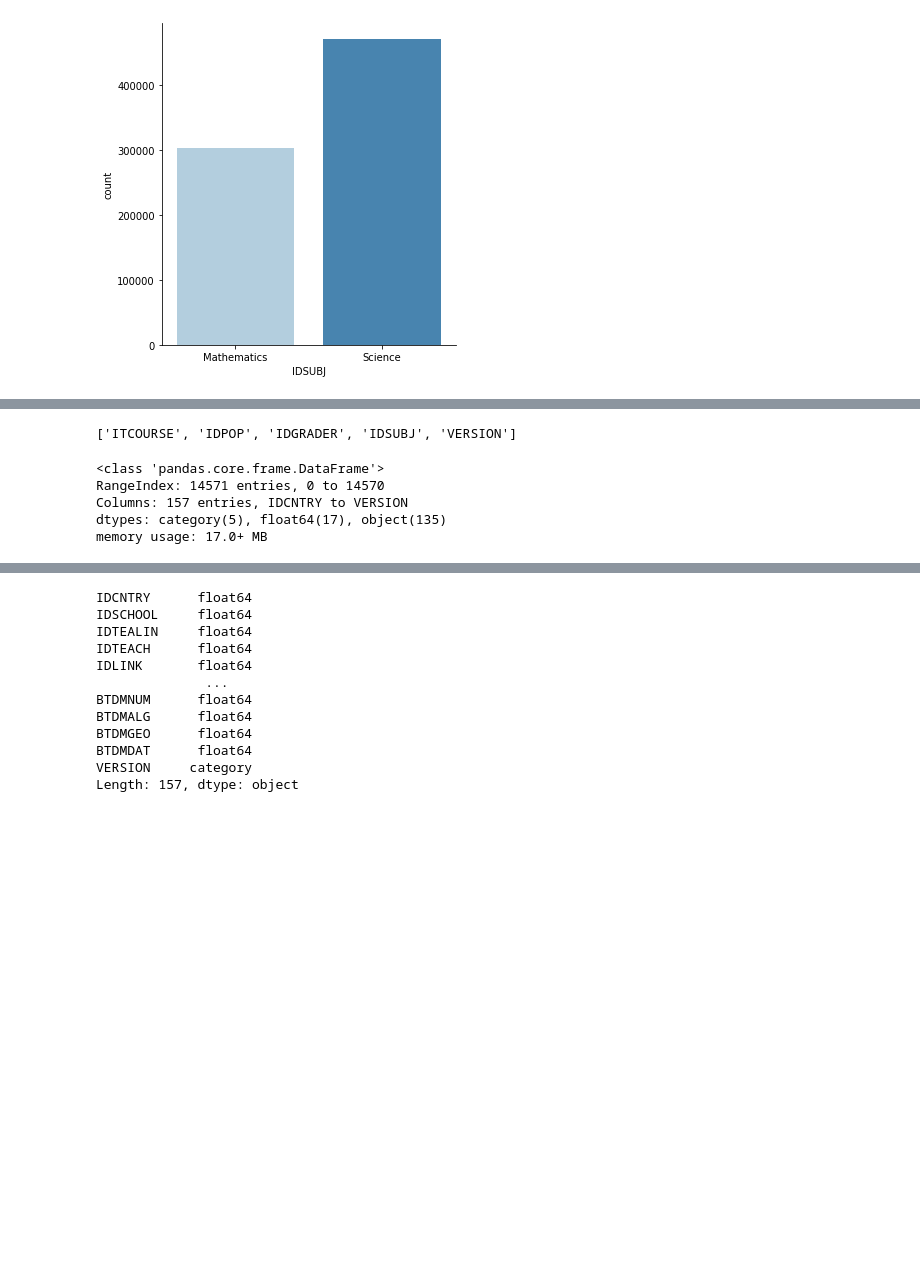
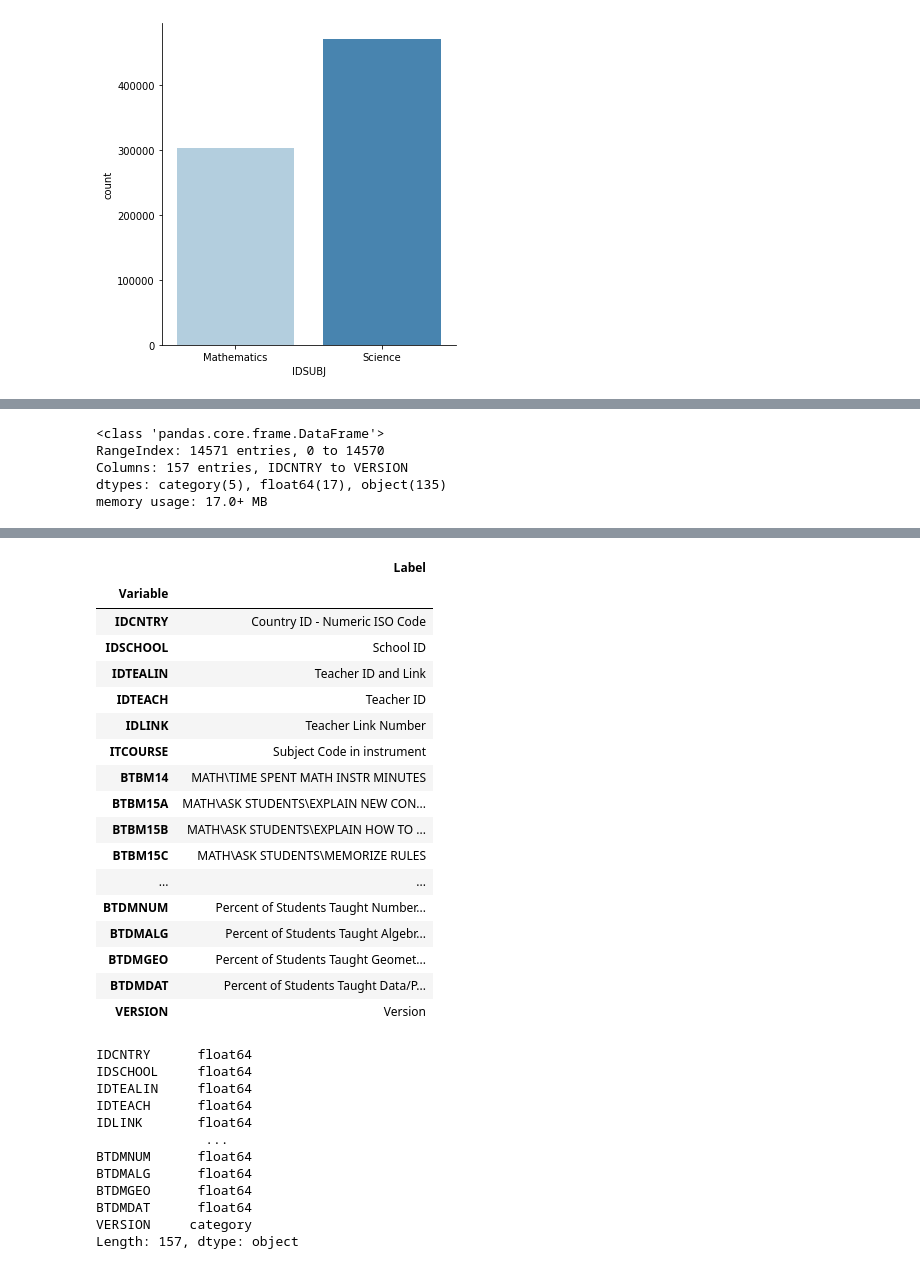
Before and after one commit to sjhaluck/TIMSS-Data-Science, a Jupyter notebook: TIMSS Exploration.ipynb, the cells around one changed output, grey strips where cells are left out. Drawn from its saved outputs; the diff is of its cells as text; code cells hidden in the pictures; blank space fills up the shorter version.

Commit message:
docs: more detailed data preparation steps for stud_teach and math_teach dataframes

```diff
--- a/TIMSS Exploration.ipynb
+++ b/TIMSS Exploration.ipynb
@@ -713,6 +719,4 @@ math_teach.head()
 | 3 | 7842.0 | 5004.0 | 50040303.0 | 500403.0 | 3.0 | Mathematics | 6.0 | Male | 30–39 | <Master’s or equivalent level—ISC... | Yes | ... |
 | 4 | 7842.0 | 5006.0 | 50060101.0 | 500601.0 | 1.0 | Mathematics | 10.0 | Female | 40–49 | <Bachelor’s or equivalent level—I... | Yes | ... |
 # %%
-list(math_teach.columns[math_teach.isna().all()])+list(math_teach.columns[math_teach.nunique()==1])
+math_teach_drop_new = list(math_teach.columns[math_teach.isna().all()])+list(math_teach.columns[math_teach.nunique()==1])
-# %% [output]
-['ITCOURSE', 'IDPOP', 'IDGRADER', 'IDSUBJ', 'VERSION']
@@ -736,6 +742,27 @@ math_teach.describe()
 | 50% | 554.000000 | 5108.000000 | 5.108050e+07 | 510805.000000 | 1.000000 | 14.000000 | 26.000000 | 0.000000 | 225.000000 | 10.051020 | 9.619100 | ... |
 | 75% | 784.000000 | 5177.000000 | 5.177010e+07 | 517701.000000 | 3.000000 | 23.000000 | 31.000000 | 3.000000 | 270.000000 | 11.550050 | 11.288280 | ... |
 | max | 710004.000000 | 5631.000000 | 5.631020e+07 | 563102.000000 | 51.000000 | 59.000000 | 118.000000 | 105.000000 | 700.000000 | 17.780680 | 15.295110 | ... |
+# %%
+math_teach_codes.loc[[col for col in math_teach.columns if 'BTBG' not in col],:].iloc[:,:1]
+# %% [output]
+|  | Label |
+| Variable |  |
+| IDCNTRY | Country ID - Numeric ISO Code |
+| IDSCHOOL | School ID |
+| IDTEALIN | Teacher ID and Link |
+| IDTEACH | Teacher ID |
+| IDLINK | Teacher Link Number |
+| ITCOURSE | Subject Code in instrument |
+| BTBM14 | MATH\TIME SPENT MATH INSTR MINUTES |
+| BTBM15A | MATH\ASK STUDENTS\EXPLAIN NEW CON... |
+| BTBM15B | MATH\ASK STUDENTS\EXPLAIN HOW TO ... |
+| BTBM15C | MATH\ASK STUDENTS\MEMORIZE RULES |
+| ... | ... |
+| BTDMNUM | Percent of Students Taught Number... |
+| BTDMALG | Percent of Students Taught Algebr... |
+| BTDMGEO | Percent of Students Taught Geomet... |
+| BTDMDAT | Percent of Students Taught Data/P... |
+| VERSION | Version |
 # %%
 math_teach.dtypes
 # %% [output]
```
Also changed, not shown: parts of 9 cells of this notebook.
